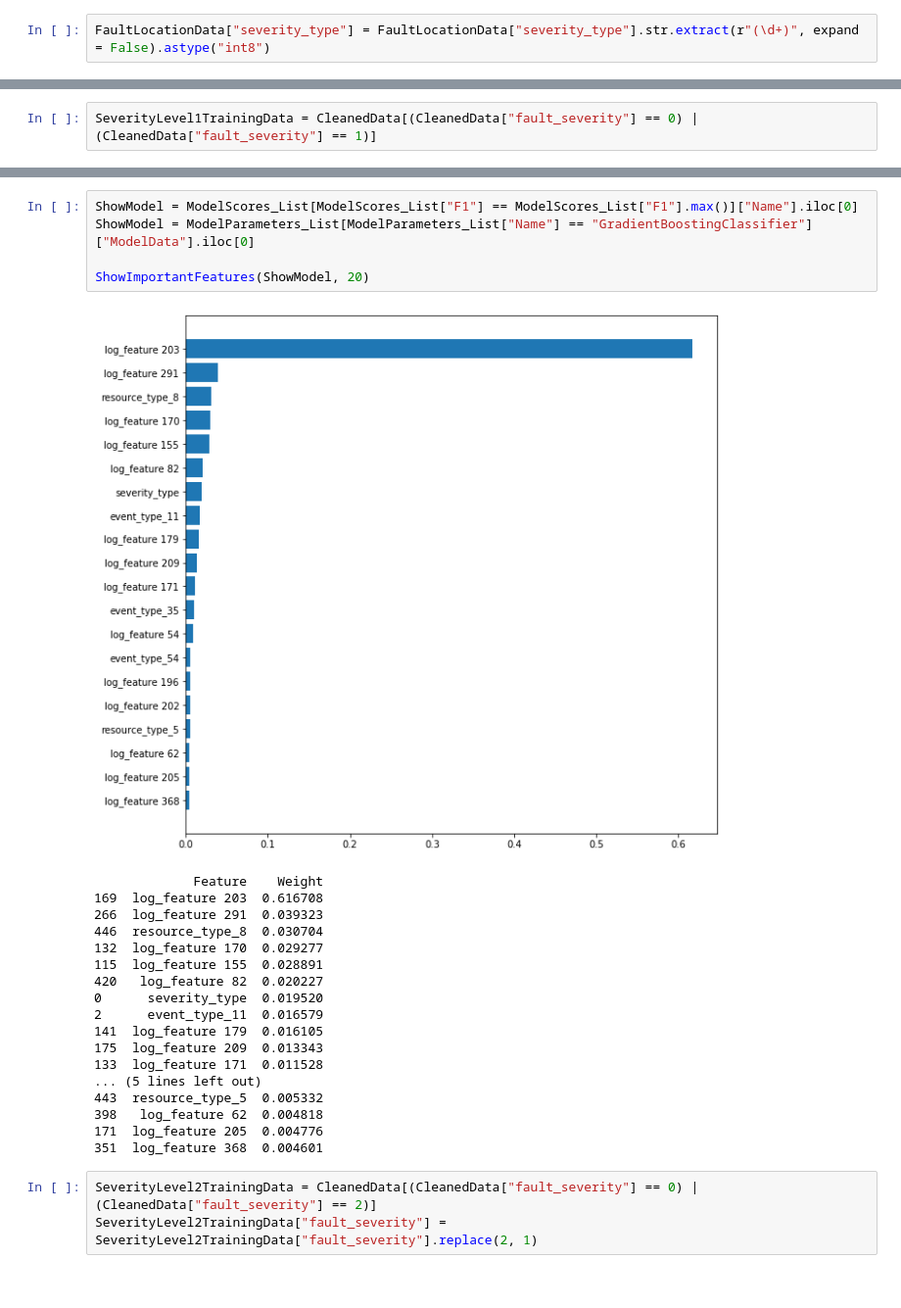
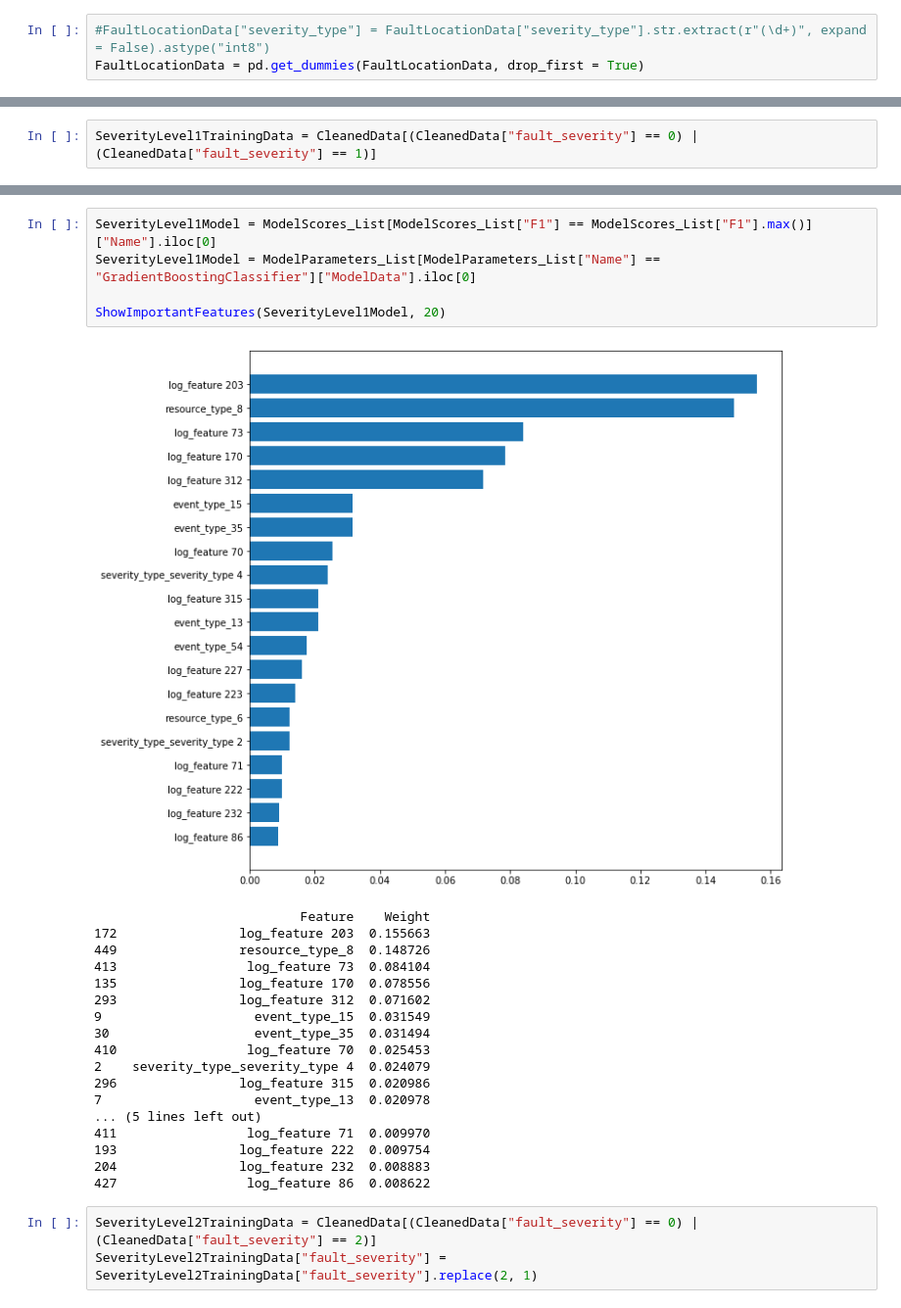
Before and after one commit to NormanHung/Practice-Predicting-Service-Disruptions, a Jupyter notebook: Assignment - Service Disruptions.ipynb, the cells around one changed output, grey strips where cells are left out. Shown: that part at 98% size. Drawn from its saved outputs; the diff is of its cells as text.

```diff
--- a/Assignment - Service Disruptions.ipynb
+++ b/Assignment - Service Disruptions.ipynb
@@ -418,4 +418,5 @@ fault_severity    34820
 severity_type         0
 dtype: int64
 # %%
-FaultLocationData["severity_type"] = FaultLocationData["severity_type"].str.extract(r"(\d+)", expand = False).astype("int8")
+#FaultLocationData["severity_type"] = FaultLocationData["severity_type"].str.extract(r"(\d+)", expand = False).astype("int8")
+FaultLocationData = pd.get_dummies(FaultLocationData, drop_first = True)
@@ -626,28 +624,28 @@ print(ModelScores_List)
 0                  GaussianNB  0.431255   0.329730  0.965699  0.491605
 # %%
-ShowModel = ModelScores_List[ModelScores_List["F1"] == ModelScores_List["F1"].max()]["Name"].iloc[0]
-ShowModel = ModelParameters_List[ModelParameters_List["Name"] == "GradientBoostingClassifier"]["ModelData"].iloc[0]
+SeverityLevel1Model = ModelScores_List[ModelScores_List["F1"] == ModelScores_List["F1"].max()]["Name"].iloc[0]
+SeverityLevel1Model = ModelParameters_List[ModelParameters_List["Name"] == "GradientBoostingClassifier"]["ModelData"].iloc[0]
 
-ShowImportantFeatures(ShowModel, 20)
+ShowImportantFeatures(SeverityLevel1Model, 20)
 # %% [output]
-[figure, old version]
+[figure, new version]
-             Feature    Weight
-169  log_feature 203  0.616708
-266  log_feature 291  0.039323
-446  resource_type_8  0.030704
-132  log_feature 170  0.029277
-115  log_feature 155  0.028891
-420   log_feature 82  0.020227
-0      severity_type  0.019520
-2      event_type_11  0.016579
-141  log_feature 179  0.016105
-175  log_feature 209  0.013343
-133  log_feature 171  0.011528
+                           Feature    Weight
+172                log_feature 203  0.155663
+449                resource_type_8  0.148726
+413                 log_feature 73  0.084104
+135                log_feature 170  0.078556
+293                log_feature 312  0.071602
+9                    event_type_15  0.031549
+30                   event_type_35  0.031494
+410                 log_feature 70  0.025453
+2    severity_type_severity_type 4  0.024079
+296                log_feature 315  0.020986
+7                    event_type_13  0.020978
 ... (5 lines left out)
-443  resource_type_5  0.005332
-398   log_feature 62  0.004818
-171  log_feature 205  0.004776
-351  log_feature 368  0.004601
+411                 log_feature 71  0.009970
+193                log_feature 222  0.009754
+204                log_feature 232  0.008883
+427                 log_feature 86  0.008622
 # %%
 SeverityLevel2TrainingData = CleanedData[(CleanedData["fault_severity"] == 0) | (CleanedData["fault_severity"] == 2)]
 SeverityLevel2TrainingData["fault_severity"] = SeverityLevel2TrainingData["fault_severity"].replace(2, 1)
```
Also changed, not shown: parts of 21 cells of this notebook.
